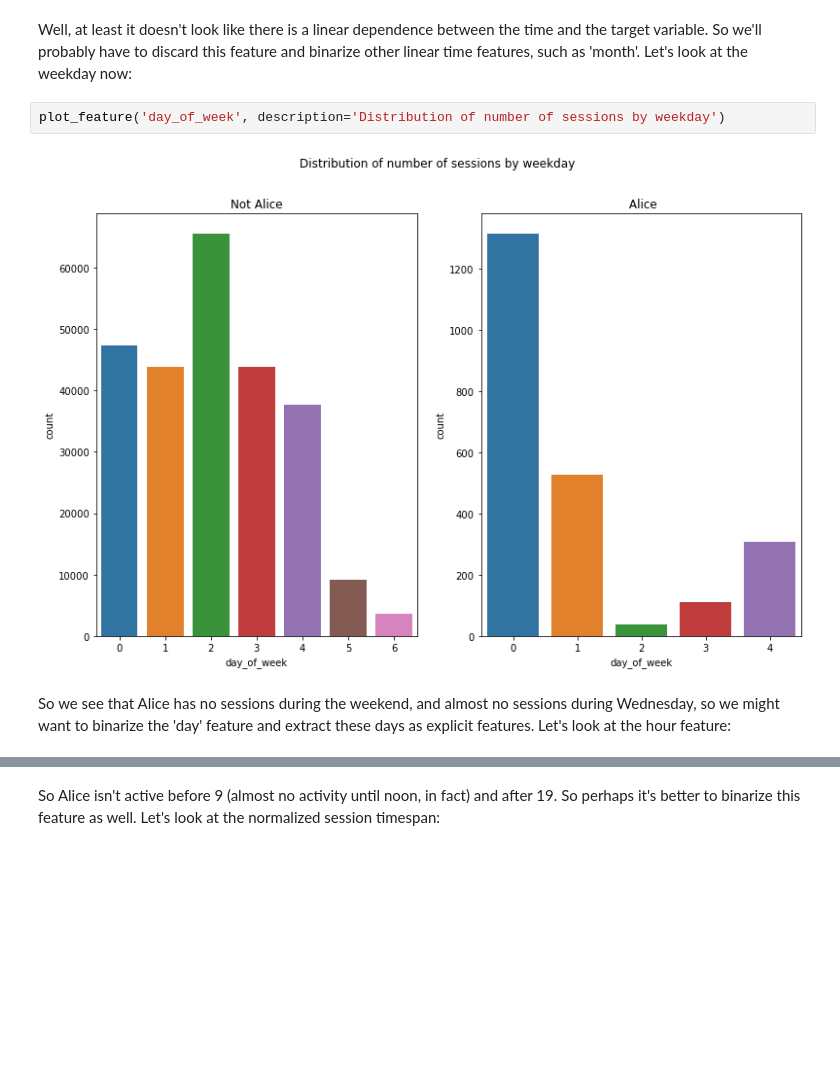
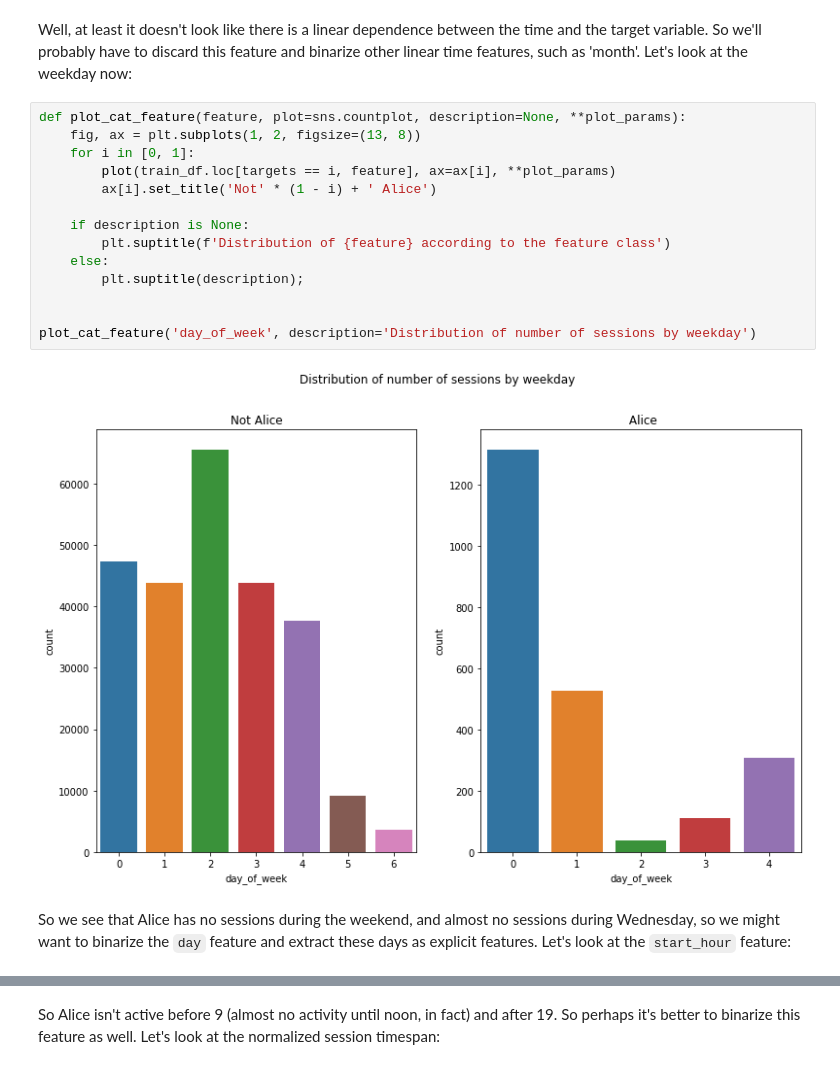
Before and after one commit to yupopov/project_alice, a Jupyter notebook: catch_me_popov.ipynb, the cells around one changed output, grey strips where cells are left out. Saved outputs shown, nothing was run; the diff lists cells and outputs as text; blank space fills up the shorter version.

```diff
--- a/catch_me_popov.ipynb
+++ b/catch_me_popov.ipynb
@@ -399,8 +386,20 @@ plot_feature('yyyymmdd', sns.distplot, 'Distribution of the number of sessions b
 # %% [markdown]
 Well, at least it doesn't look like there is a linear dependence between the time and the target variable. So we'll probably have to discard this feature and binarize other linear time features, such as 'month'. Let's look at the weekday now:
-# %%
-plot_feature('day_of_week', description='Distribution of number of sessions by weekday')
-# %% [output]
-[figure, removed]
+# %%
+def plot_cat_feature(feature, plot=sns.countplot, description=None, **plot_params):
+    fig, ax = plt.subplots(1, 2, figsize=(13, 8))
+    for i in [0, 1]:
+        plot(train_df.loc[targets == i, feature], ax=ax[i], **plot_params)
+        ax[i].set_title('Not' * (1 - i) + ' Alice')
+
+    if description is None:
+        plt.suptitle(f'Distribution of {feature} according to the feature class')
+    else:
+        plt.suptitle(description);
+
+
+plot_cat_feature('day_of_week', description='Distribution of number of sessions by weekday')
+# %% [output]
+[figure, added]
 # %% [markdown]
-So we see that Alice has no sessions during the weekend, and almost no sessions during Wednesday, so we might want to binarize the 'day' feature and extract these days as explicit features. Let's look at the hour feature:
+So we see that Alice has no sessions during the weekend, and almost no sessions during Wednesday, so we might want to binarize the `day` feature and extract these days as explicit features. Let's look at the `start_hour` feature:
```
Also changed, not shown: parts of 213 cells of this notebook.
